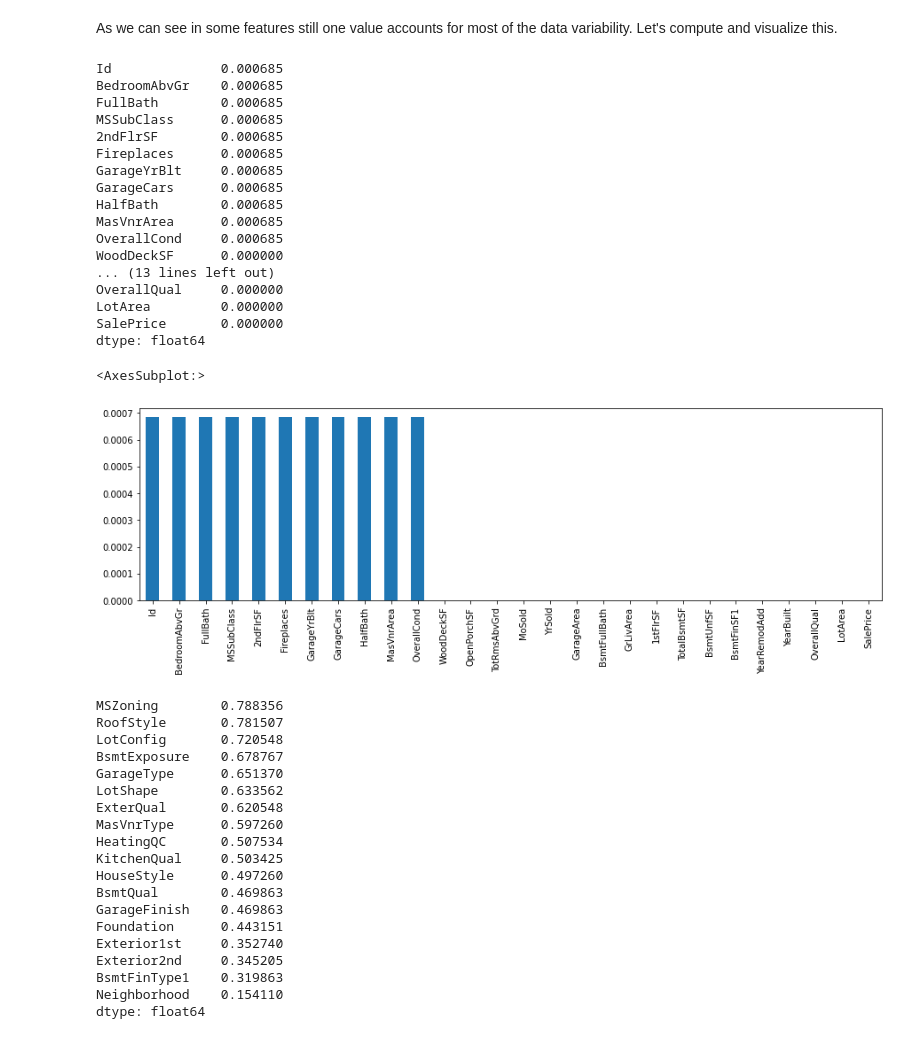
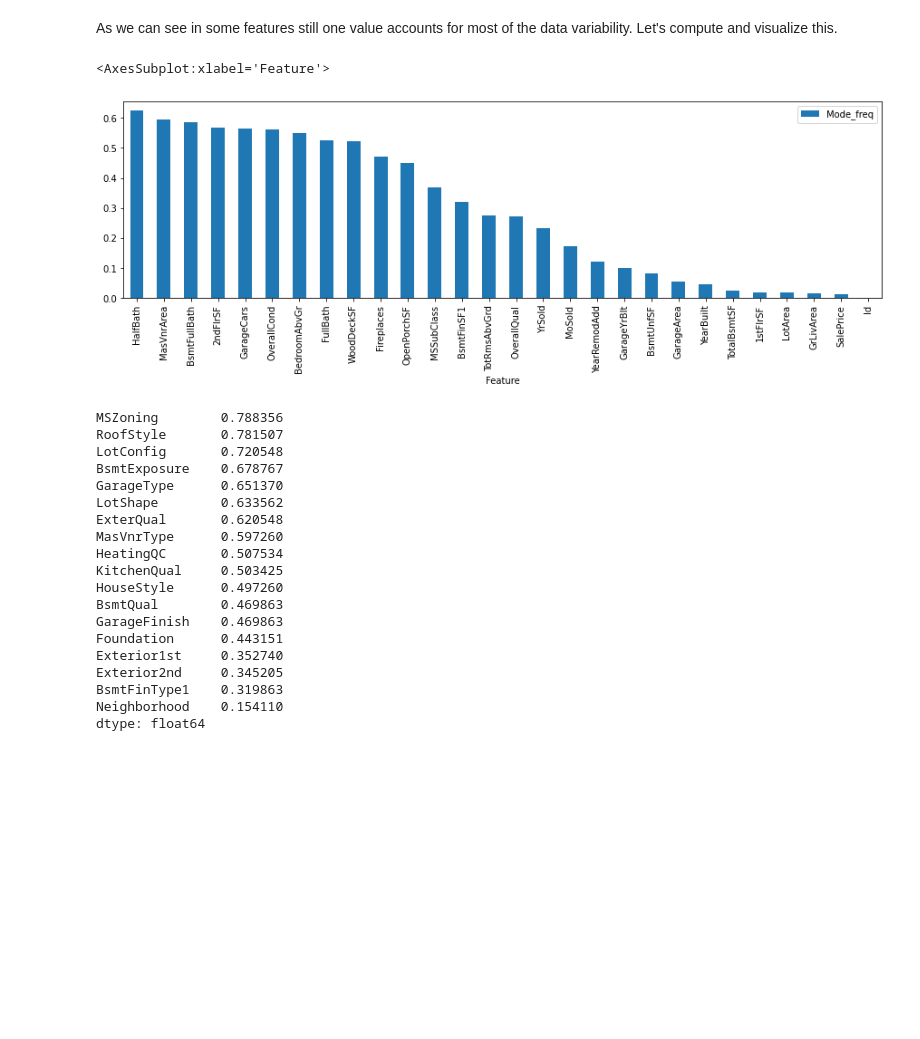
Before and after one commit to patrycja-naumczyk/Kaggle_housePrice, a Jupyter notebook: EDA1.ipynb, the cells around one changed output. Saved outputs shown, nothing was run; the diff lists cells and outputs as text; code cells hidden in the pictures; blank space fills up the shorter version.

Commit message:
Feature inspection numerical

```diff
--- a/EDA1.ipynb
+++ b/EDA1.ipynb
@@ -486,41 +487,21 @@ plt.tight_layout();
 [figure]
 # %% [markdown]
 As we can see in some features still one value accounts for most of the data variability. Let's compute and visualize this.
-# %%
-# Collects for each feature the most frequent entry
-most_frequent_entry = df.select_dtypes(include=["number"]).mode()
-
-# Checks for each entry if it contains the most frequent entry
-df_freq = df.select_dtypes(include=["number"]).eq(most_frequent_entry.values, axis=1)
-
-# Computes the mean of the 'is_most_frequent' occurrence
-df_freq = df_freq.mean().sort_values(ascending=False)
-
-# Show the 5 top features with the highest ratio of singular value content
-display(df_freq)
-
-# Visualize the 'df_freq' table
-df_freq.plot.bar(figsize=(15, 4))
-# %% [output]
-Id              0.000685
-BedroomAbvGr    0.000685
-FullBath        0.000685
-MSSubClass      0.000685
-2ndFlrSF        0.000685
-Fireplaces      0.000685
-GarageYrBlt     0.000685
-GarageCars      0.000685
-HalfBath        0.000685
-MasVnrArea      0.000685
-OverallCond     0.000685
-WoodDeckSF      0.000000
-... (13 lines left out)
-OverallQual     0.000000
-LotArea         0.000000
-SalePrice       0.000000
-dtype: float64
-<AxesSubplot:>
-[figure, removed]
+# %%
+#Fetch the frequency of the mode for each numeric feature
+freq_mode = [ df[col].value_counts(normalize=True).iloc[0] for col in df.select_dtypes(include=['number']) ]
+#convert to dataframe for visualization purposes
+df_freq['Feature']=df.select_dtypes(include=['number']).columns
+df_freq['Mode_freq'] = freq_mode
+#sort and reset index
+df_freq.sort_values(by=['Mode_freq'], ascending=False, inplace=True)
+df_freq.reset_index(drop=True)
+df_freq=df_freq.set_index('Feature')
+
+df_freq.plot.bar(figsize=(15, 4))
+# %% [output]
+<AxesSubplot:xlabel='Feature'>
+[figure, added]
 # %%
 # Collects for each feature the most frequent entry
 most_frequent_entry = df.select_dtypes(exclude=["number"]).mode()
```
Also changed, not shown: parts of 2 cells of this notebook.
